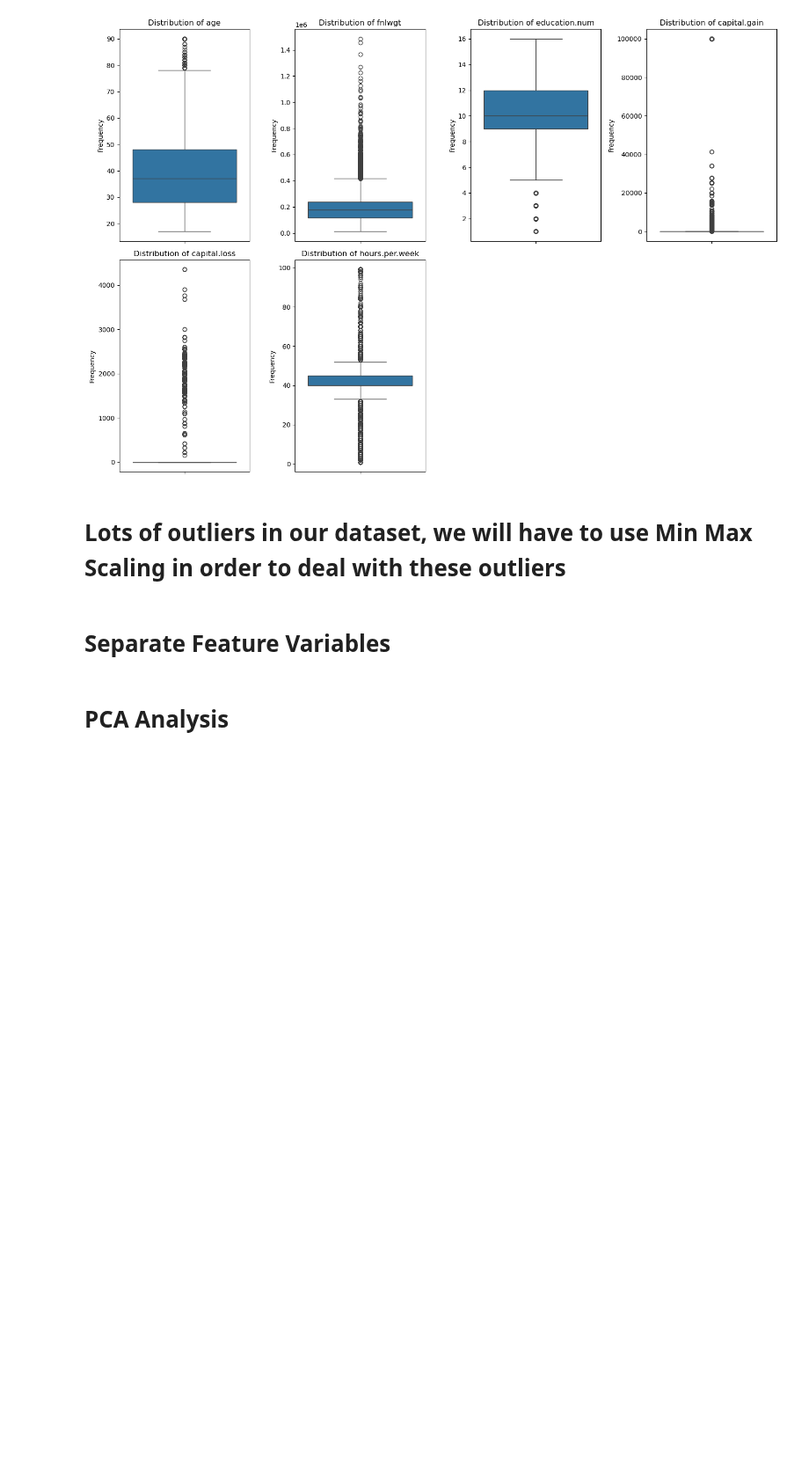
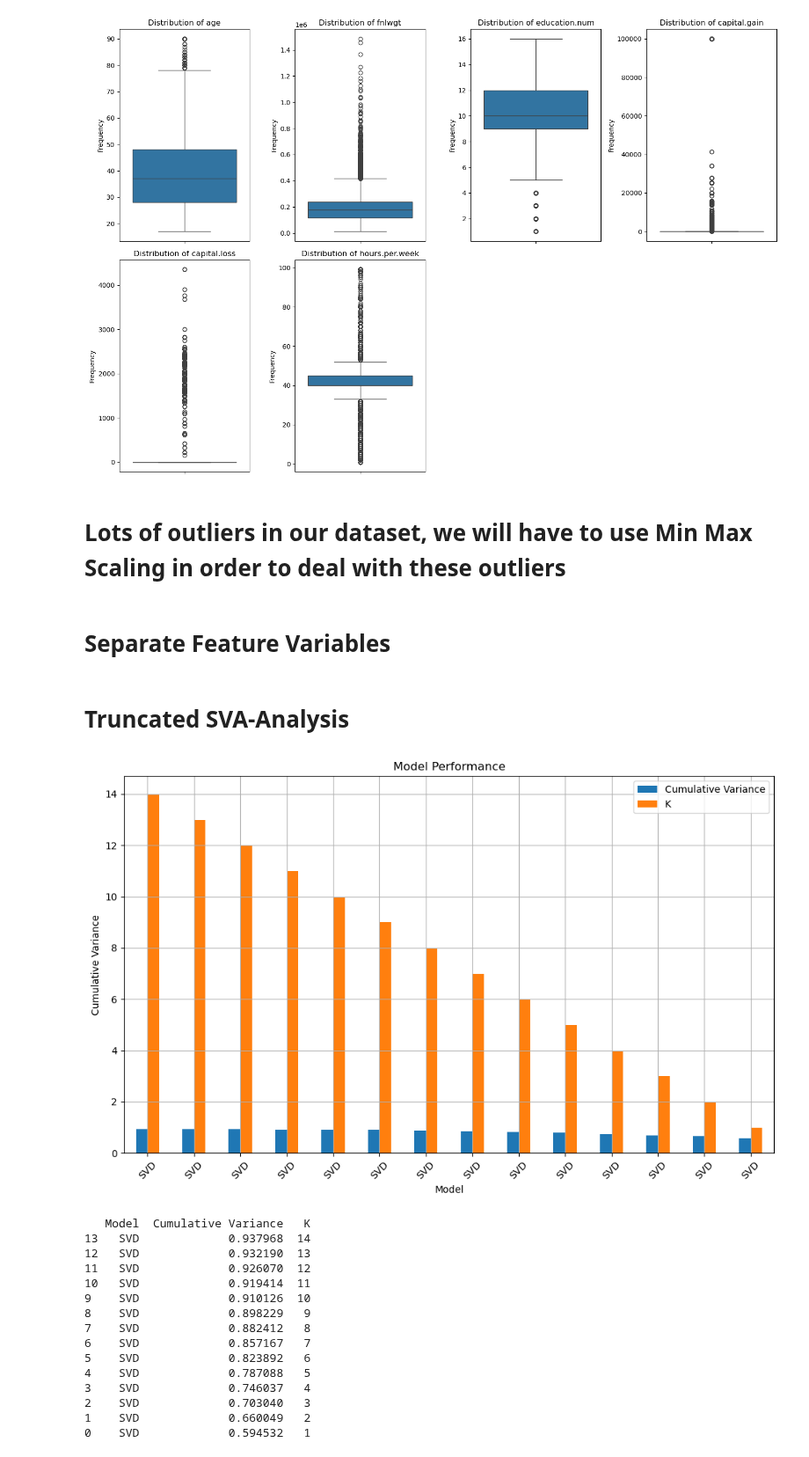
Before and after one commit to MaukanMir/Income-Predictor-Classifier, a Jupyter notebook: training.ipynb, the cells around one changed output. Shown at 88% size. Drawn from its saved outputs; the diff is of its cells as text; code cells hidden in the pictures; blank space fills up the shorter version.

Commit message:
added new models

```diff
--- a/training.ipynb
+++ b/training.ipynb
@@ -37,7 +37,7 @@ def check_class_imbalance(target):
 
 def plot_model_performance(df, y, axis):
 
-  fig, ax = plt.subplots(fig_size=(12, 7))
+  fig, ax = plt.subplots(figsize=(12, 7))
   df.plot.bar(x='Model', y=y, ax=ax)
   ax.set_xlabel("Model")
   ax.set_ylabel(axis)
@@ -97,13 +97,13 @@ def pca_analysis(preprocessor, X):
 
   metric_tracker = []
   features = range(1, X.shape[1]+1)
-  model_name ="pca"
+  model_name ="SVD"
   for n_component in features:
-    pca = PCA(n_components=n_component)
-    pipeline = create_sklearn_pipeline(preprocessor, pca, model_name)
-    X_pca = pipeline.fit_transform(X)
+    sva= TruncatedSVD(n_components=n_component)
+    pipeline = create_sklearn_pipeline(preprocessor, sva, model_name)
+    X_sva = pipeline.fit_transform(X)
 
-    cumulative_variance = np.sum(pca.explained_variance_ratio_)
+    cumulative_variance = np.sum(sva.explained_variance_ratio_)
 
     metric_tracker.append({
       "Model": model_name,
@@ -366,4 +366,23 @@ encoder = LabelEncoder()
 
 y_encoded = encoder.fit_transform(y)
 # %% [markdown]
-# PCA Analysis
+# Truncated SVA-Analysis
+# %%
+pca_analysis(preprocessor, X)
+# %% [output]
+[figure, added]
+   Model  Cumulative Variance   K
+13   SVD             0.937968  14
+12   SVD             0.932190  13
+11   SVD             0.926070  12
+10   SVD             0.919414  11
+9    SVD             0.910126  10
+8    SVD             0.898229   9
+7    SVD             0.882412   8
+6    SVD             0.857167   7
+5    SVD             0.823892   6
+4    SVD             0.787088   5
+3    SVD             0.746037   4
+2    SVD             0.703040   3
+1    SVD             0.660049   2
+0    SVD             0.594532   1
```
Also changed, not shown: parts of 1 cell of this notebook.
